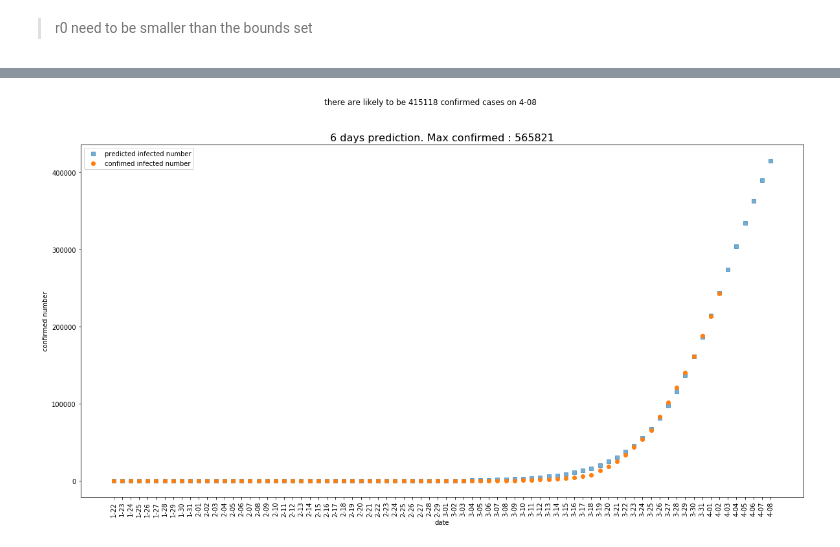
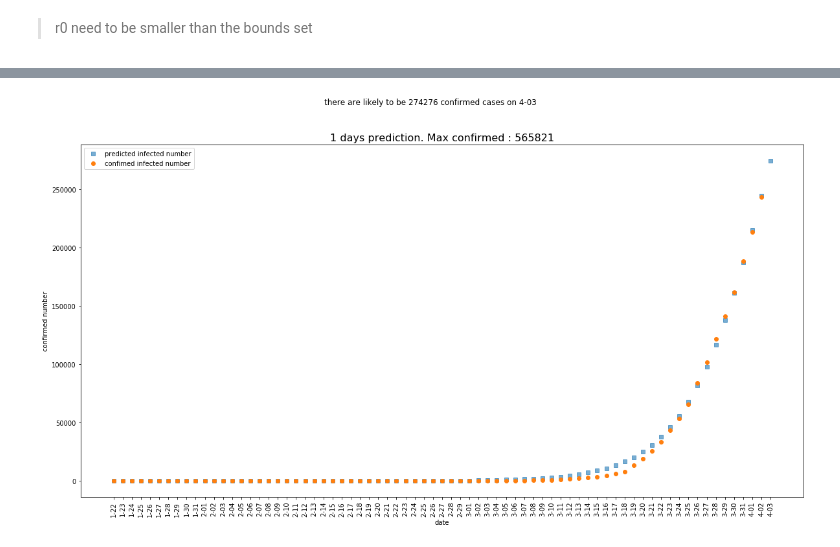
Before and after one commit to victorlifan/projects_review, a Jupyter notebook: COVID-19 project/covid_19 prediction enhanced.ipynb, the cells around one changed output, grey strips where cells are left out. Saved outputs shown, nothing was run; the diff lists cells and outputs as text; code cells hidden in the pictures.

```diff
--- a/COVID-19 project/covid_19 prediction enhanced.ipynb
+++ b/COVID-19 project/covid_19 prediction enhanced.ipynb
@@ -658,3 +662,3 @@ def predict(predict_days):
 # %%
-predict(6)
+predict(1)
 # %% [output]
@@ -662 +667 @@ predict(6)
-[figure, old version]
+[figure, new version]
```
Also changed, not shown: parts of 3 cells of this notebook.
